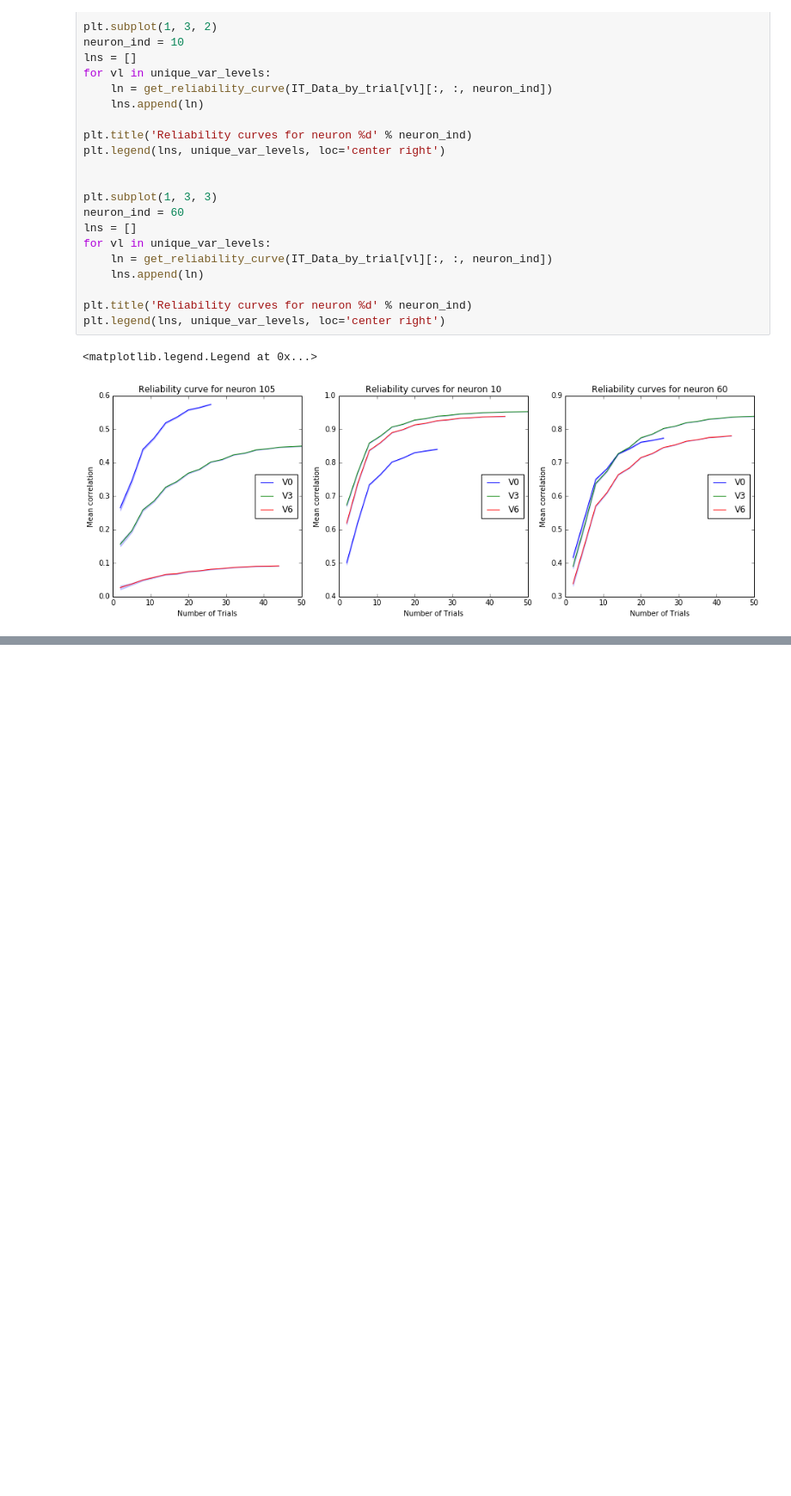
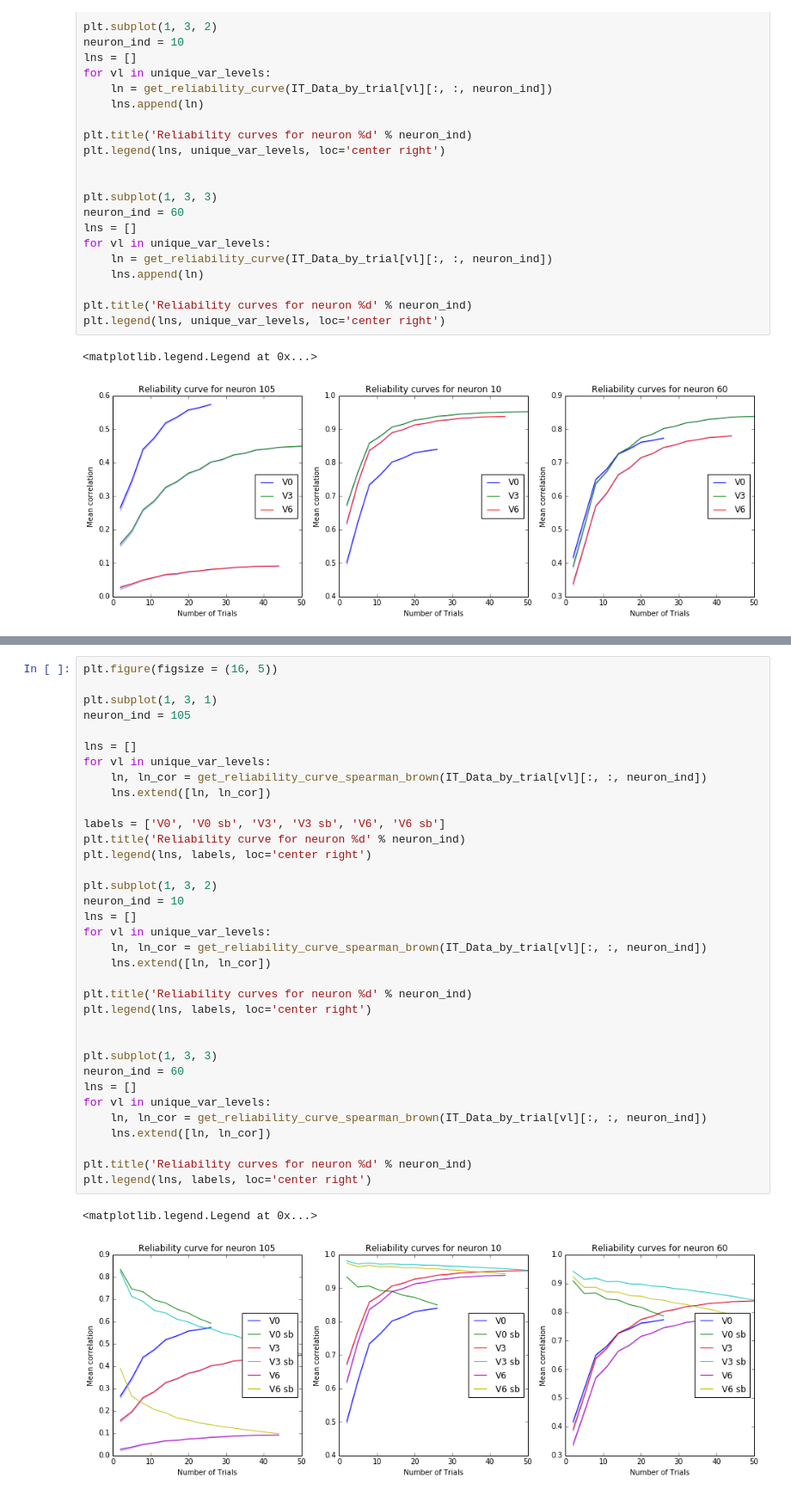
Before and after one commit to neuroailab/psych253, a Jupyter notebook: Lecture2.ipynb, the cells around one changed output, grey strips where cells are left out. Shown at 86% size. Drawn from its saved outputs; the diff is of its cells as text; blank space fills up the shorter version.

```diff
--- a/Lecture2.ipynb
+++ b/Lecture2.ipynb
@@ -566,0 +632,38 @@ plt.legend(lns, unique_var_levels, loc='center right')
+# %%
+plt.figure(figsize = (16, 5))
+
+plt.subplot(1, 3, 1)
+neuron_ind = 105
+
+lns = []
+for vl in unique_var_levels:
+    ln, ln_cor = get_reliability_curve_spearman_brown(IT_Data_by_trial[vl][:, :, neuron_ind])
+    lns.extend([ln, ln_cor])
+
+labels = ['V0', 'V0 sb', 'V3', 'V3 sb', 'V6', 'V6 sb']
+plt.title('Reliability curve for neuron %d' % neuron_ind)
+plt.legend(lns, labels, loc='center right')
+
+plt.subplot(1, 3, 2)
+neuron_ind = 10
+lns = []
+for vl in unique_var_levels:
+    ln, ln_cor = get_reliability_curve_spearman_brown(IT_Data_by_trial[vl][:, :, neuron_ind])
+    lns.extend([ln, ln_cor])
+
+plt.title('Reliability curves for neuron %d' % neuron_ind)
+plt.legend(lns, labels, loc='center right')
+
+
+plt.subplot(1, 3, 3)
+neuron_ind = 60
+lns = []
+for vl in unique_var_levels:
+    ln, ln_cor = get_reliability_curve_spearman_brown(IT_Data_by_trial[vl][:, :, neuron_ind])
+    lns.extend([ln, ln_cor])
+
+plt.title('Reliability curves for neuron %d' % neuron_ind)
+plt.legend(lns, labels, loc='center right')
+# %% [output]
+<matplotlib.legend.Legend at 0x...>
+[figure, added]
```
Also changed, not shown: parts of 4 cells of this notebook.
